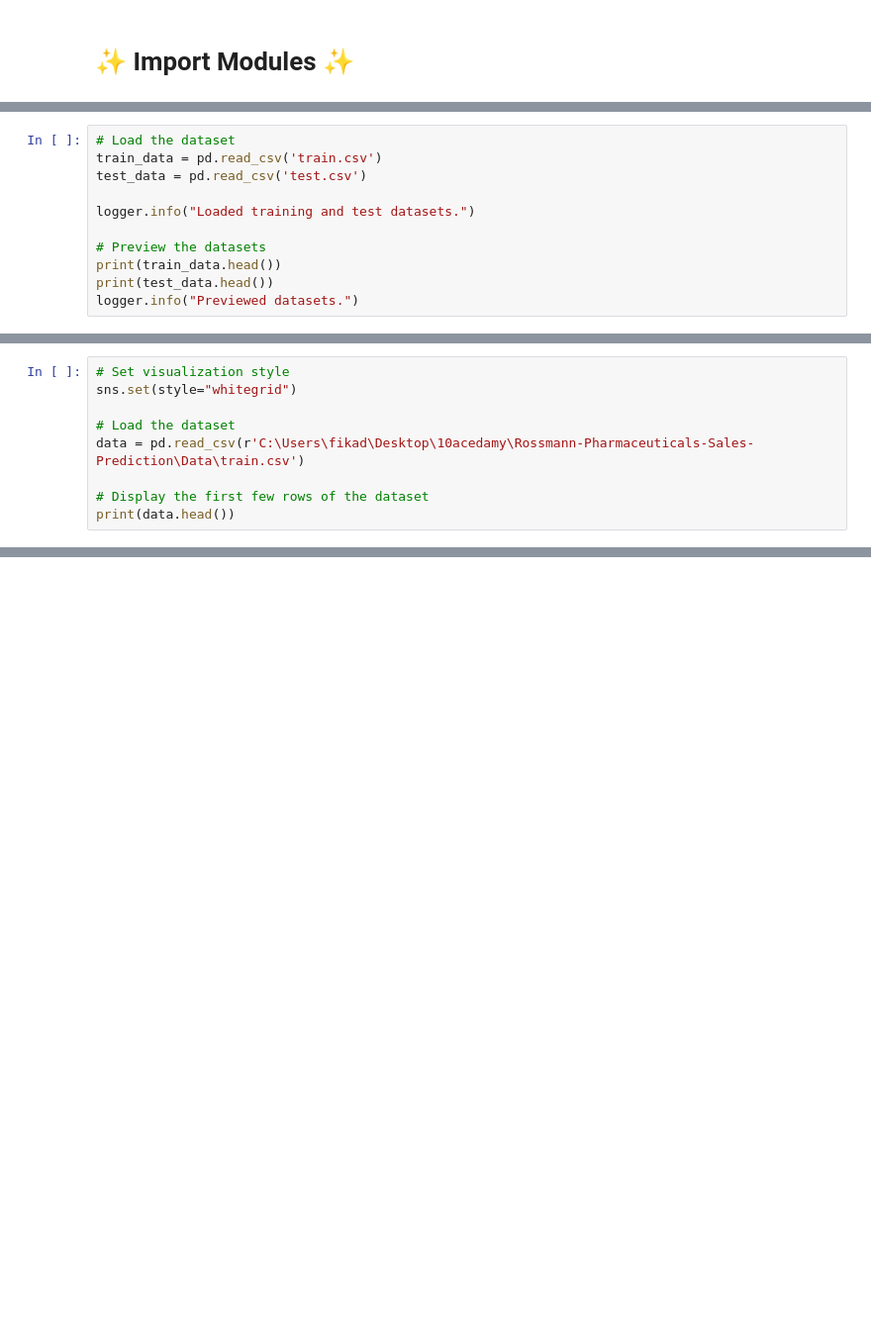
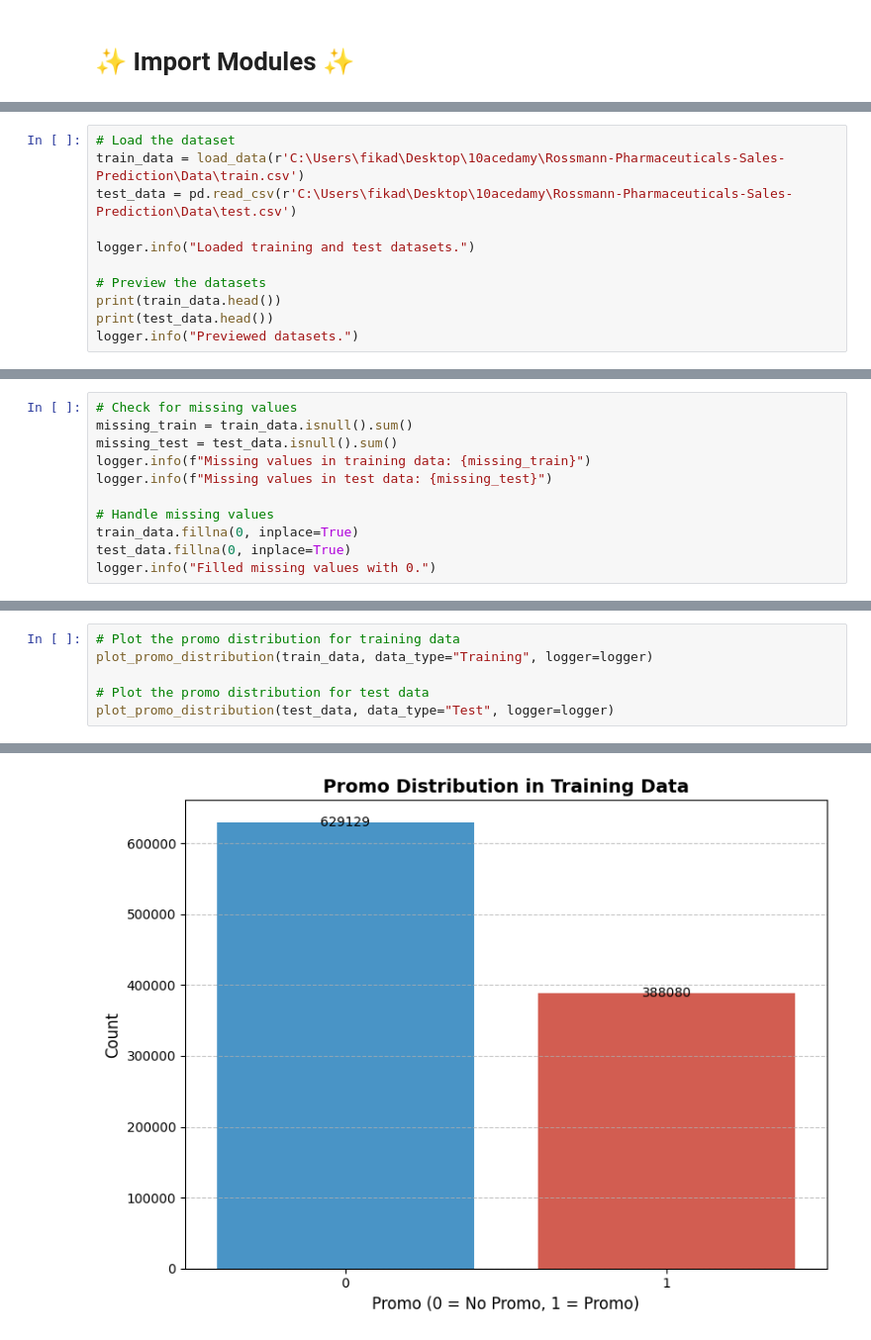
Before and after one commit to Elelanfik/Rossmann-Pharmaceuticals-Sales-Prediction, a Jupyter notebook: notebooks/EDA_Customer_Purchasing_Behavior.ipynb, the cells around one changed output, grey strips where cells are left out. Shown: that part at 99% size. Cells and saved outputs as stored; diff of their text form; blank space fills up the shorter version.

```diff
--- a/notebooks/EDA_Customer_Purchasing_Behavior.ipynb
+++ b/notebooks/EDA_Customer_Purchasing_Behavior.ipynb
@@ -146,7 +159,7 @@ ModuleNotFoundError: No module named 'scripts.Data_loader'
 # %%
 # Load the dataset
-train_data = pd.read_csv('train.csv')
-test_data = pd.read_csv('test.csv')
+train_data = load_data(r'C:\Users\fikad\Desktop\10acedamy\Rossmann-Pharmaceuticals-Sales-Prediction\Data\train.csv')
+test_data = pd.read_csv(r'C:\Users\fikad\Desktop\10acedamy\Rossmann-Pharmaceuticals-Sales-Prediction\Data\test.csv')
 
 logger.info("Loaded training and test datasets.")
 
@@ -159,9 +189,0 @@ FileNotFoundError: [Errno 2] No such file or directory: 'train.csv'
-# %%
-# Set visualization style
-sns.set(style="whitegrid")
-
-# Load the dataset
-data = pd.read_csv(r'C:\Users\fikad\Desktop\10acedamy\Rossmann-Pharmaceuticals-Sales-Prediction\Data\train.csv')
-
-# Display the first few rows of the dataset
-print(data.head())
@@ -187,0 +347,11 @@ Index(['Store', 'DayOfWeek', 'Date', 'Sales', 'Customers', 'Open', 'Promo',
+# %%
+# Check for missing values
+missing_train = train_data.isnull().sum()
+missing_test = test_data.isnull().sum()
+logger.info(f"Missing values in training data: {missing_train}")
+logger.info(f"Missing values in test data: {missing_test}")
+
+# Handle missing values
+train_data.fillna(0, inplace=True)
+test_data.fillna(0, inplace=True)
+logger.info("Filled missing values with 0.")
@@ -187,0 +369,7 @@ Index(['Store', 'DayOfWeek', 'Date', 'Sales', 'Customers', 'Open', 'Promo',
+# %%
+# Plot the promo distribution for training data
+plot_promo_distribution(train_data, data_type="Training", logger=logger)
+
+# Plot the promo distribution for test data
+plot_promo_distribution(test_data, data_type="Test", logger=logger)
+# %% [output]
@@ -187,0 +379 @@ Index(['Store', 'DayOfWeek', 'Date', 'Sales', 'Customers', 'Open', 'Promo',
+[figure, added]
```
Also changed, not shown: parts of 25 cells of this notebook, 2 other files.
